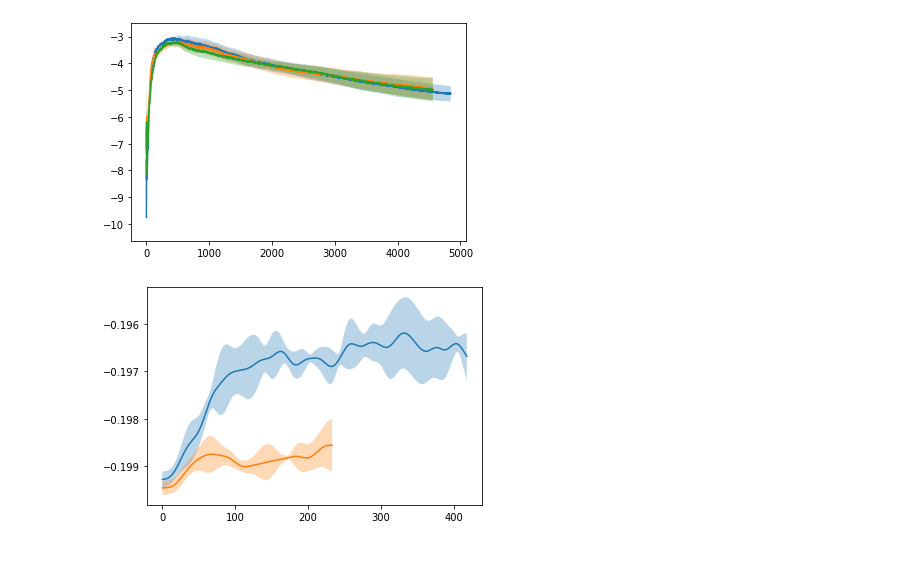
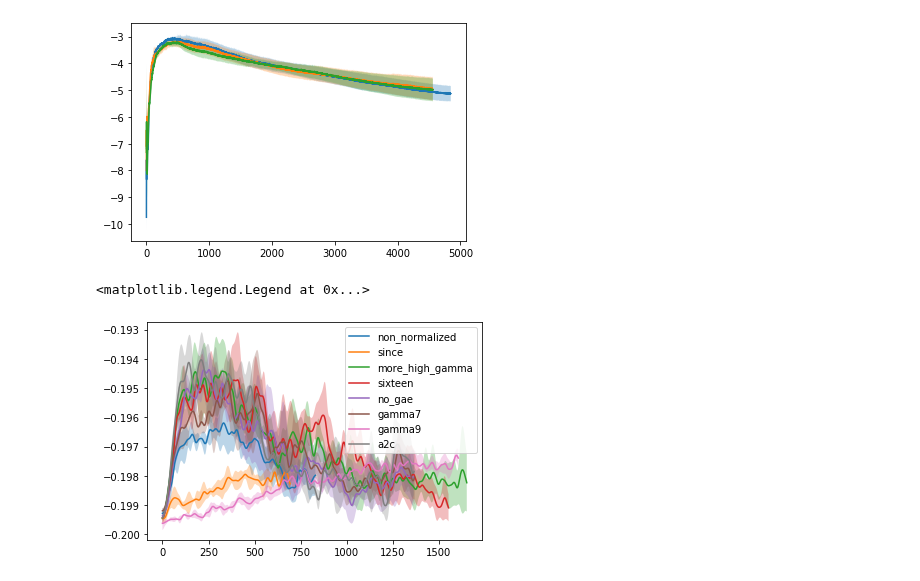
Before and after one commit to neuroailab/CuriousSamplePlanner, a Jupyter notebook: policy_learning/Policy Learning Results.ipynb, the cells around one changed output. Drawn from its saved outputs; the diff is of its cells as text; code cells hidden in the pictures.

```diff
--- a/policy_learning/Policy Learning Results.ipynb
+++ b/policy_learning/Policy Learning Results.ipynb
@@ -273,7 +273,18 @@ losses = plot_group_rewards(["clean1","clean2","clean3","clean4"], key="rewards"
 # %%
 # losses = plot_group_rewards(["clean1","clean2","clean3","clean4"], key="rewards", sigma=0)
 losses = plot_group_rewards(["non_normalized_1","non_normalized_2","non_normalized_3","non_normalized_4"], key="rewards", sigma=10)
+losses = plot_group_rewards(["since1","since2","since3","since4"], key="rewards", sigma=10)
+losses = plot_group_rewards(["more_high_gamma1","more_high_gamma2","more_high_gamma3","more_high_gamma4"], key="rewards", sigma=10)
+losses = plot_group_rewards(["sixteen1","sixteen2","sixteen3","sixteen4"], key="rewards", sigma=10)
+losses = plot_group_rewards(["no_gae1","no_gae2","no_gae3","no_gae4"], key="rewards", sigma=10)
+losses = plot_group_rewards(["gamma7_1","gamma7_2","gamma7_3","gamma7_4"], key="rewards", sigma=10)
+losses = plot_group_rewards(["a2c1","a2c2","a2c3","a2c4"], key="rewards", sigma=10)
 
-losses = plot_group_rewards(["since1","since2","since3","since4"], key="rewards", sigma=10)
+losses = plot_group_rewards(["gamma9_1","gamma9_2","gamma9_3","gamma9_4"], key="rewards", sigma=10)
+
+
+
+plt.legend(['non_normalized', 'since', 'more_high_gamma', 'sixteen', 'no_gae', 'gamma7', 'gamma9',  'a2c'])
 # %% [output]
+<matplotlib.legend.Legend at 0x...>
-[figure, old version]
+[figure, new version]
```
Also changed, not shown: parts of 2 cells of this notebook, 4 other files.
